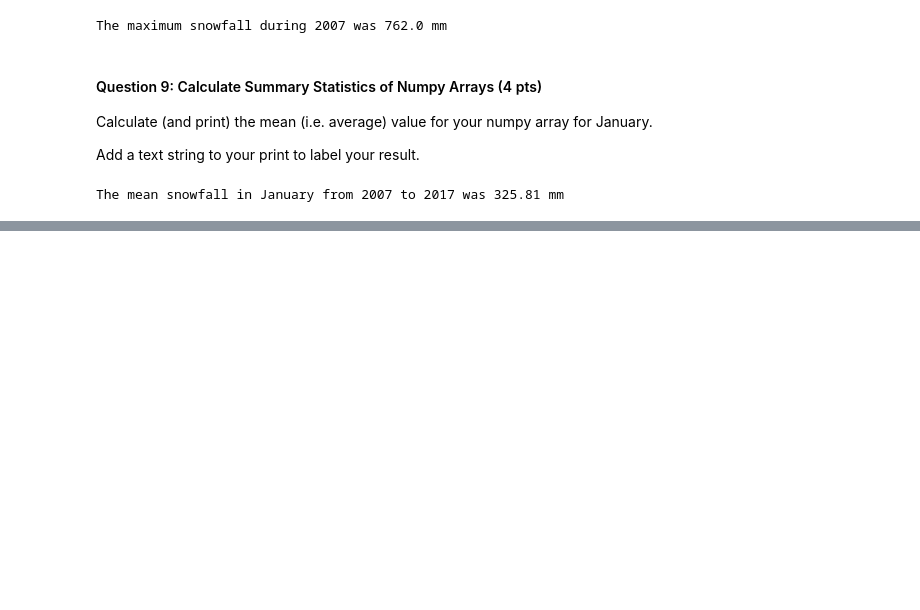
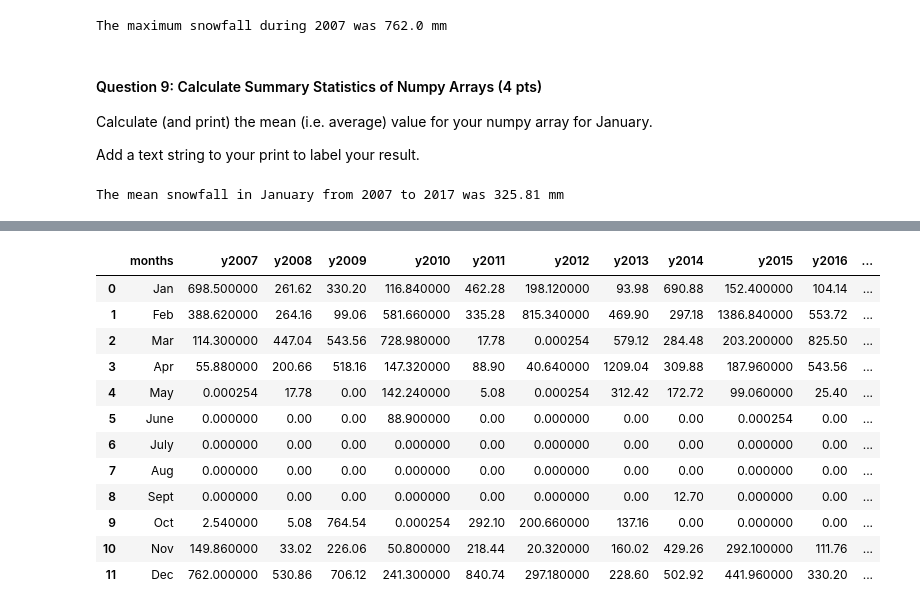
Before and after one commit to geo-py/ea-bootcamp-hw-2-mbrown, a Jupyter notebook: mbrown-ea-bootcamp-hw-2.ipynb, the cells around one changed output, grey strips where cells are left out. Cells and saved outputs as stored; diff of their text form; code cells hidden in the pictures; blank space fills up the shorter version.

```diff
--- a/mbrown-ea-bootcamp-hw-2.ipynb
+++ b/mbrown-ea-bootcamp-hw-2.ipynb
@@ -201,0 +263,32 @@ The mean snowfall in January from 2007 to 2017 was 325.81 mm
+# %%
+# convert values in pandas dataframe from inches to milimeters.
+
+snow_07_17_months_seasons.y2007 = snow_07_17_months_seasons.y2007 * 25.4
+snow_07_17_months_seasons.y2008 = snow_07_17_months_seasons.y2008 * 25.4
+snow_07_17_months_seasons.y2009 = snow_07_17_months_seasons.y2009 * 25.4
+snow_07_17_months_seasons.y2010 = snow_07_17_months_seasons.y2010 * 25.4
+snow_07_17_months_seasons.y2011 = snow_07_17_months_seasons.y2011 * 25.4
+snow_07_17_months_seasons.y2012 = snow_07_17_months_seasons.y2012 * 25.4
+snow_07_17_months_seasons.y2013 = snow_07_17_months_seasons.y2013 * 25.4
+snow_07_17_months_seasons.y2014 = snow_07_17_months_seasons.y2014 * 25.4
+snow_07_17_months_seasons.y2015 = snow_07_17_months_seasons.y2015 * 25.4
+snow_07_17_months_seasons.y2016 = snow_07_17_months_seasons.y2016 * 25.4
+snow_07_17_months_seasons.y2017 = snow_07_17_months_seasons.y2017 * 25.4
+# %%
+# print new pandas dataframe
+
+snow_07_17_months_seasons
+# %% [output]
+|  | months | y2007 | y2008 | y2009 | y2010 | y2011 | y2012 | y2013 | y2014 | y2015 | y2016 | ... |
+| 0 | Jan | 698.500000 | 261.62 | 330.20 | 116.840000 | 462.28 | 198.120000 | 93.98 | 690.88 | 152.400000 | 104.14 | ... |
+| 1 | Feb | 388.620000 | 264.16 | 99.06 | 581.660000 | 335.28 | 815.340000 | 469.90 | 297.18 | 1386.840000 | 553.72 | ... |
+| 2 | Mar | 114.300000 | 447.04 | 543.56 | 728.980000 | 17.78 | 0.000254 | 579.12 | 284.48 | 203.200000 | 825.50 | ... |
+| 3 | Apr | 55.880000 | 200.66 | 518.16 | 147.320000 | 88.90 | 40.640000 | 1209.04 | 309.88 | 187.960000 | 543.56 | ... |
+| 4 | May | 0.000254 | 17.78 | 0.00 | 142.240000 | 5.08 | 0.000254 | 312.42 | 172.72 | 99.060000 | 25.40 | ... |
+| 5 | June | 0.000000 | 0.00 | 0.00 | 88.900000 | 0.00 | 0.000000 | 0.00 | 0.00 | 0.000254 | 0.00 | ... |
+| 6 | July | 0.000000 | 0.00 | 0.00 | 0.000000 | 0.00 | 0.000000 | 0.00 | 0.00 | 0.000000 | 0.00 | ... |
+| 7 | Aug | 0.000000 | 0.00 | 0.00 | 0.000000 | 0.00 | 0.000000 | 0.00 | 0.00 | 0.000000 | 0.00 | ... |
+| 8 | Sept | 0.000000 | 0.00 | 0.00 | 0.000000 | 0.00 | 0.000000 | 0.00 | 12.70 | 0.000000 | 0.00 | ... |
+| 9 | Oct | 2.540000 | 5.08 | 764.54 | 0.000254 | 292.10 | 200.660000 | 137.16 | 0.00 | 0.000000 | 0.00 | ... |
+| 10 | Nov | 149.860000 | 33.02 | 226.06 | 50.800000 | 218.44 | 20.320000 | 160.02 | 429.26 | 292.100000 | 111.76 | ... |
+| 11 | Dec | 762.000000 | 530.86 | 706.12 | 241.300000 | 840.74 | 297.180000 | 228.60 | 502.92 | 441.960000 | 330.20 | ... |
```
Also changed, not shown: parts of 10 cells of this notebook.
